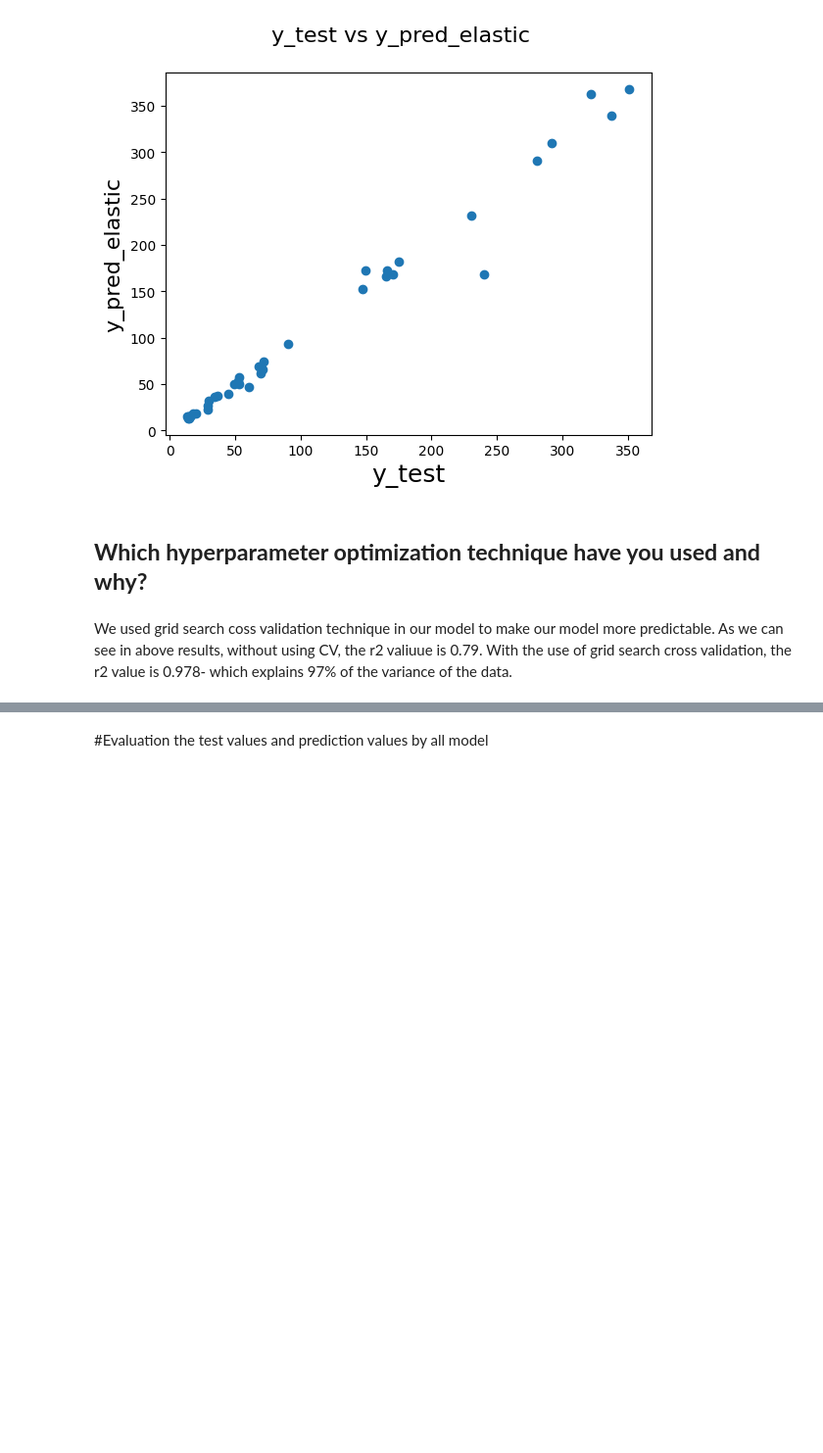
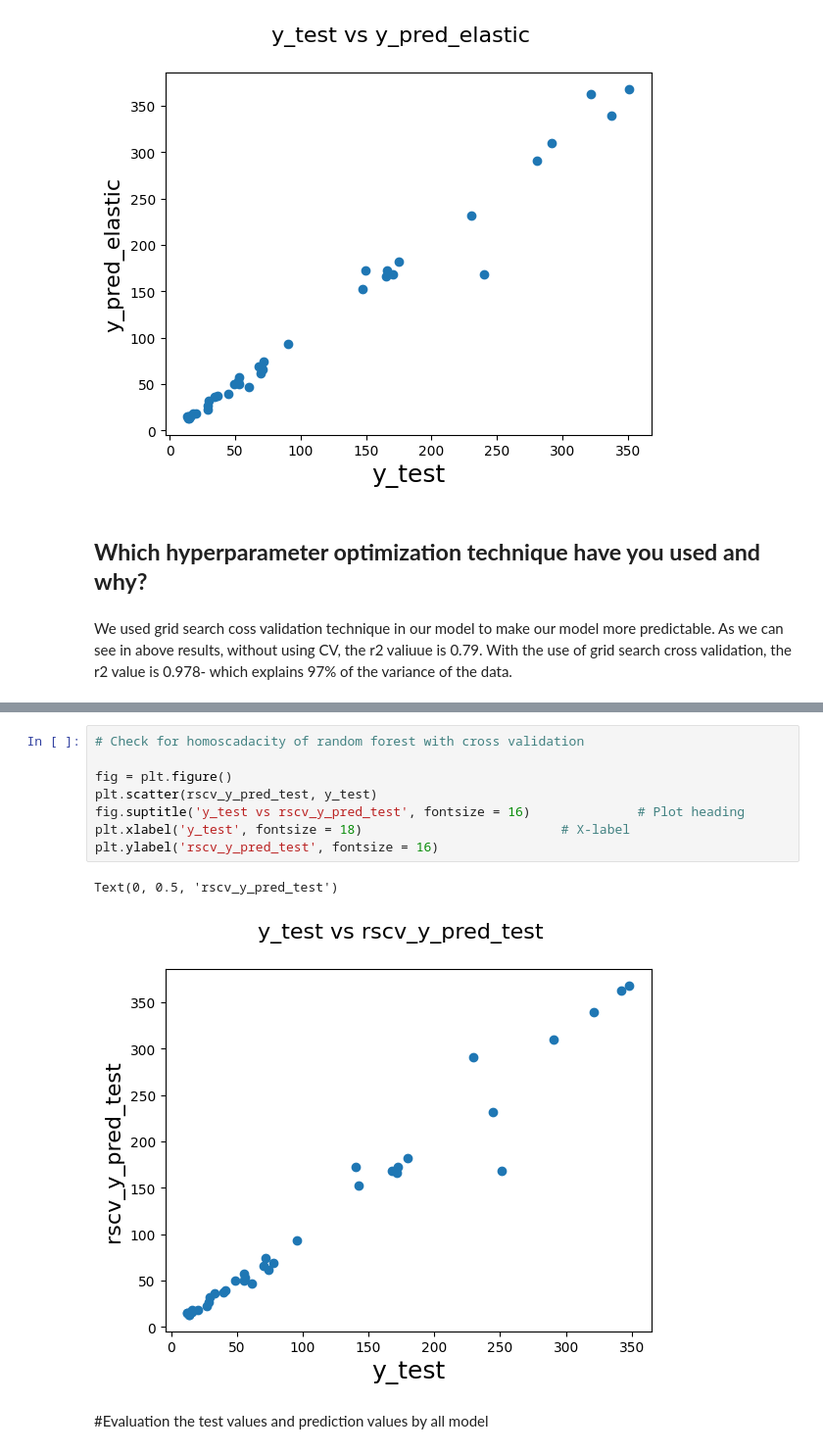
Before and after one commit to Mayankjain0807/Machine_learning_projects, a Jupyter notebook: Project_Yes_bank_ML_Submission_.ipynb, the cells around one changed output, grey strips where cells are left out. Shown at 98% size. Saved outputs shown, nothing was run; the diff lists cells and outputs as text; blank space fills up the shorter version.

```diff
--- a/Project_Yes_bank_ML_Submission_.ipynb
+++ b/Project_Yes_bank_ML_Submission_.ipynb
@@ -994,3 +1101,14 @@ We used grid search coss validation technique in our model to make our model mor
+# %%
+# Check for homoscadacity of random forest with cross validation
+
+fig = plt.figure()
+plt.scatter(rscv_y_pred_test, y_test)
+fig.suptitle('y_test vs rscv_y_pred_test', fontsize = 16)              # Plot heading
+plt.xlabel('y_test', fontsize = 18)                          # X-label
+plt.ylabel('rscv_y_pred_test', fontsize = 16)
+# %% [output]
+Text(0, 0.5, 'rscv_y_pred_test')
+[figure, added]
 # %% [markdown]
 #Evaluation the test values and prediction values by all model
 # %%
```
Also changed, not shown: parts of 23 cells of this notebook.
